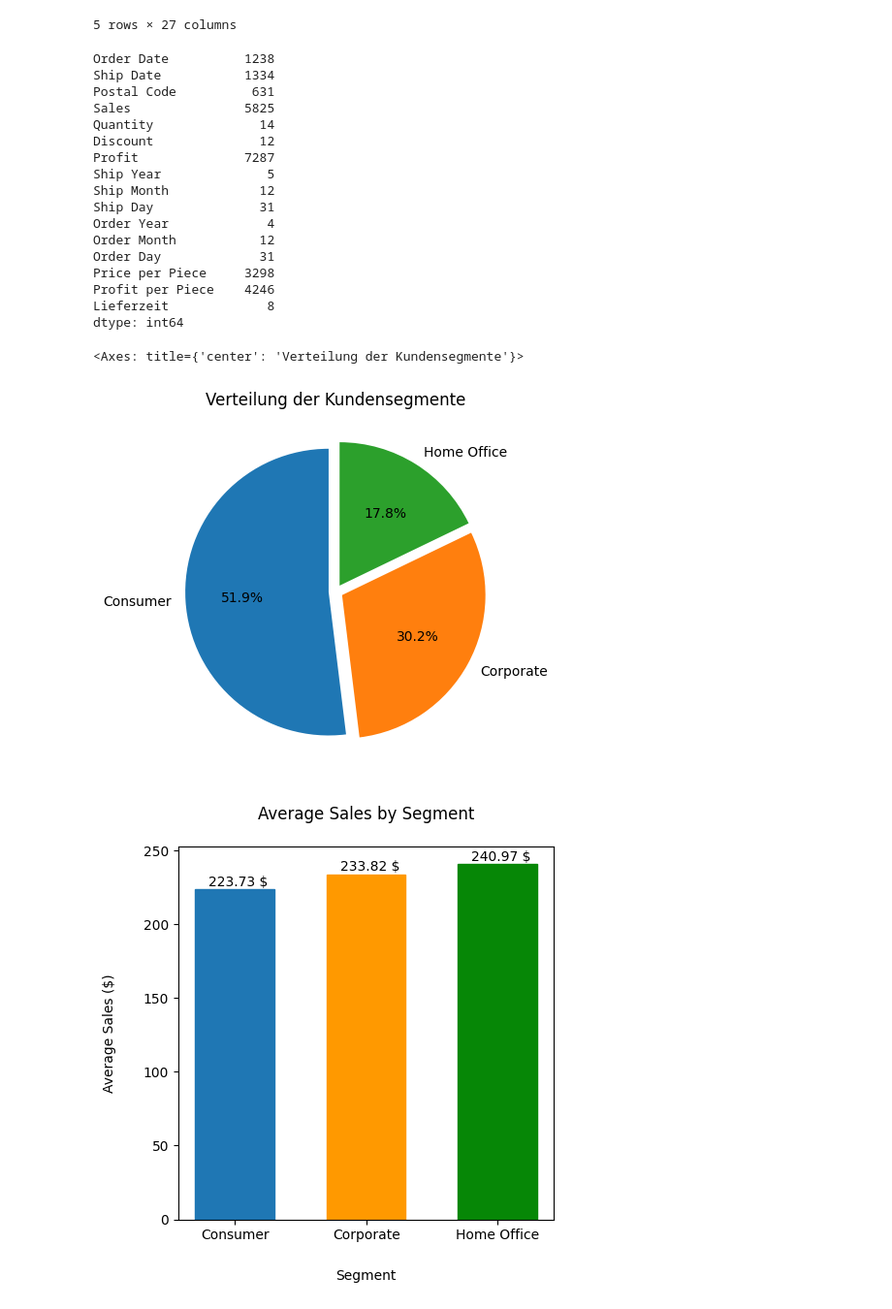
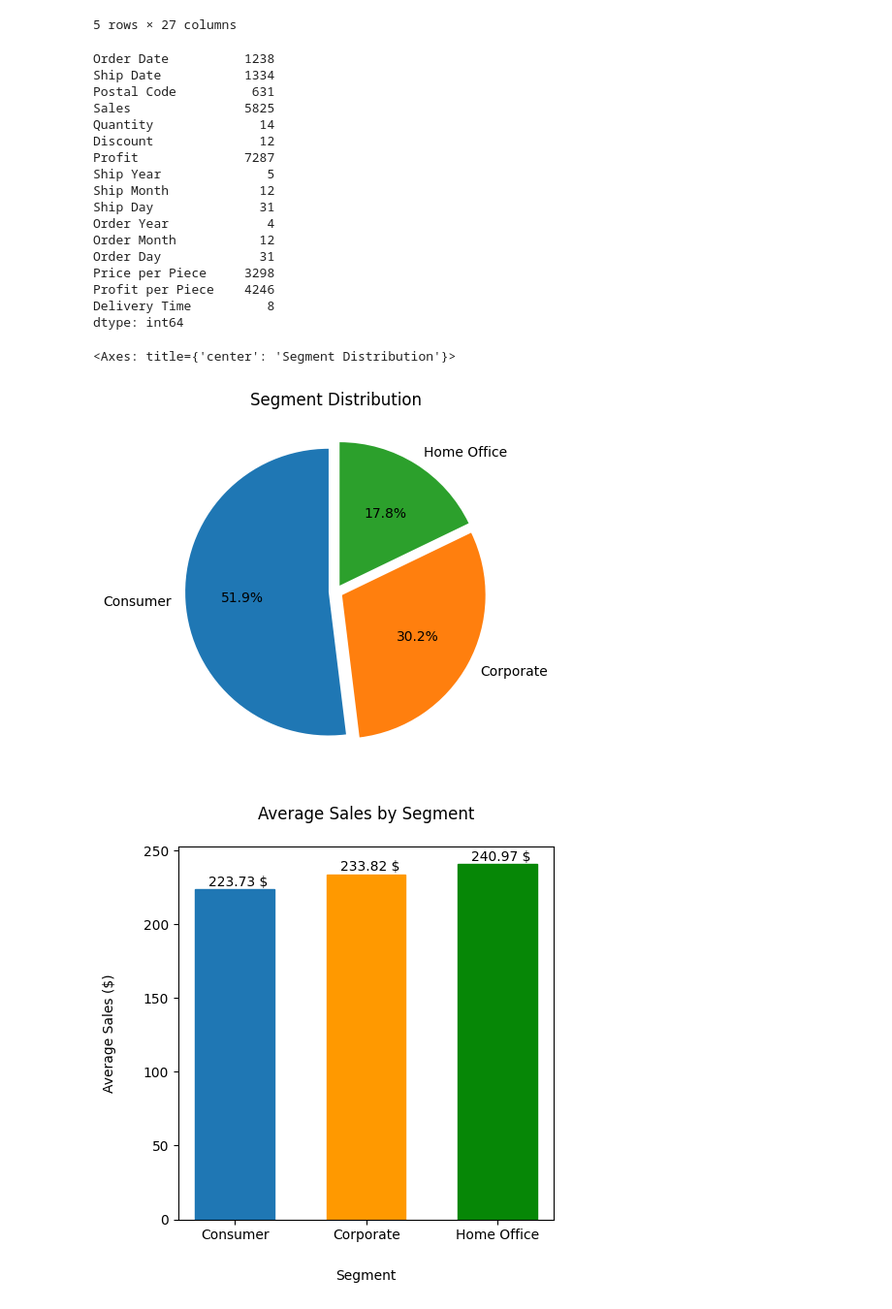
Before and after one commit to manipuppeteer/Data-Analysis-Project-DataCraft, a Jupyter notebook: superstore_sales/sales_analyis.ipynb, the cells around one changed output. Shown at 97% size. Cells and saved outputs as stored; diff of their text form; code cells hidden in the pictures.

```diff
--- a/superstore_sales/sales_analyis.ipynb
+++ b/superstore_sales/sales_analyis.ipynb
@@ -50,7 +52,7 @@ def clean_and_separate(dataframe):
     dataframe['Order Day'] = dataframe['Order Date'].dt.day
     dataframe['Price per Piece'] = dataframe['Sales'] / dataframe['Quantity']
     dataframe['Profit per Piece'] = dataframe['Profit'] / dataframe['Quantity']
-    dataframe['Lieferzeit'] = (dataframe['Ship Date'] - dataframe['Order Date']).dt.days
+    dataframe['Delivery Time'] = (dataframe['Ship Date'] - dataframe['Order Date']).dt.days
     return dataframe
 df = clean_and_separate(data)
 #df.reindex()
@@ -81,20 +83,20 @@ Order Month           12
 Order Day             31
 Price per Piece     3298
 Profit per Piece    4246
-Lieferzeit             8
+Delivery Time          8
 dtype: int64
 # %%
 df['Segment'].value_counts().plot(
     kind = 'pie',
     autopct='%1.1f%%',
     startangle=90,
     ylabel='',
     explode = (0.05, 0.05, 0.05),
-    title = 'Verteilung der Kundensegmente'
+    title = 'Segment Distribution',
 )
 # %% [output]
-<Axes: title={'center': 'Verteilung der Kundensegmente'}>
+<Axes: title={'center': 'Segment Distribution'}>
-[figure, old version]
+[figure, new version]
 # %%
 # Create the grouped data first
 sales_by_segment = df.groupby('Segment').agg({'Sales':'mean'})
```
Also changed, not shown: parts of 9 cells of this notebook, 1 other file.
